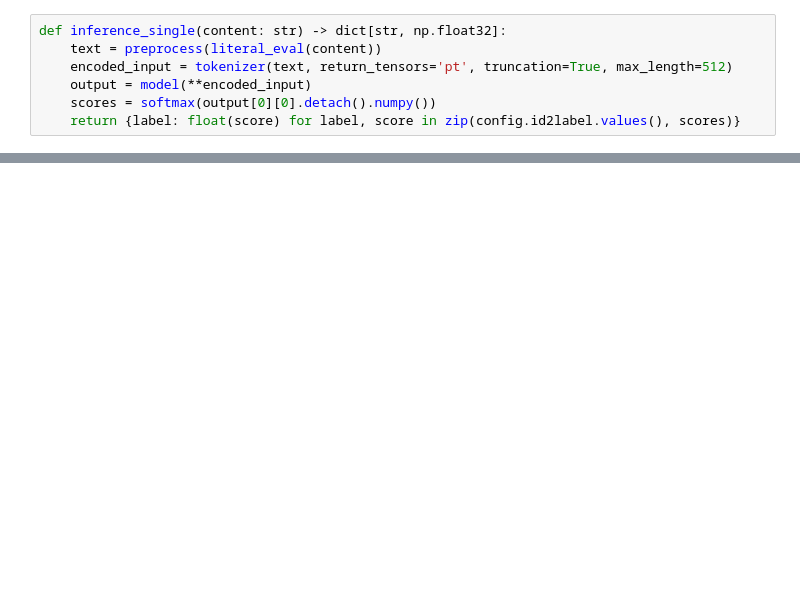
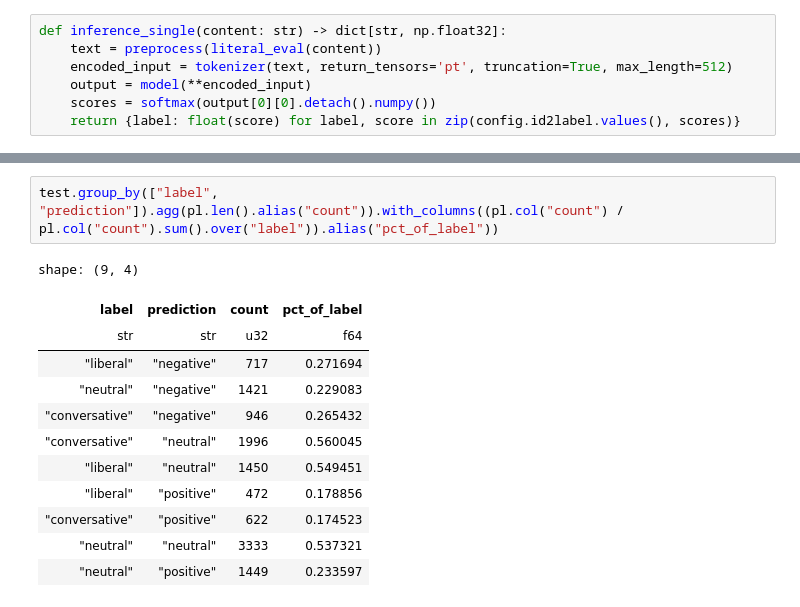
Before and after one commit to PaulTerrasi/Political-Signaling-Sentiment-Analysis, a Jupyter notebook: src/modeling/baseline.ipynb, the cells around one changed output, grey strips where cells are left out. Cells and saved outputs as stored; diff of their text form; blank space fills up the shorter version.

```diff
--- a/src/modeling/baseline.ipynb
+++ b/src/modeling/baseline.ipynb
@@ -142,0 +127,15 @@ tst.with_columns([
+# %%
+test.group_by(["label", "prediction"]).agg(pl.len().alias("count")).with_columns((pl.col("count") / pl.col("count").sum().over("label")).alias("pct_of_label"))
+# %% [output]
+shape: (9, 4)
+| label | prediction | count | pct_of_label |
+| str | str | u32 | f64 |
+| "liberal" | "negative" | 717 | 0.271694 |
+| "neutral" | "negative" | 1421 | 0.229083 |
+| "conversative" | "negative" | 946 | 0.265432 |
+| "conversative" | "neutral" | 1996 | 0.560045 |
+| "liberal" | "neutral" | 1450 | 0.549451 |
+| "liberal" | "positive" | 472 | 0.178856 |
+| "conversative" | "positive" | 622 | 0.174523 |
+| "neutral" | "neutral" | 3333 | 0.537321 |
+| "neutral" | "positive" | 1449 | 0.233597 |
```
Also changed, not shown: parts of 15 cells of this notebook.
